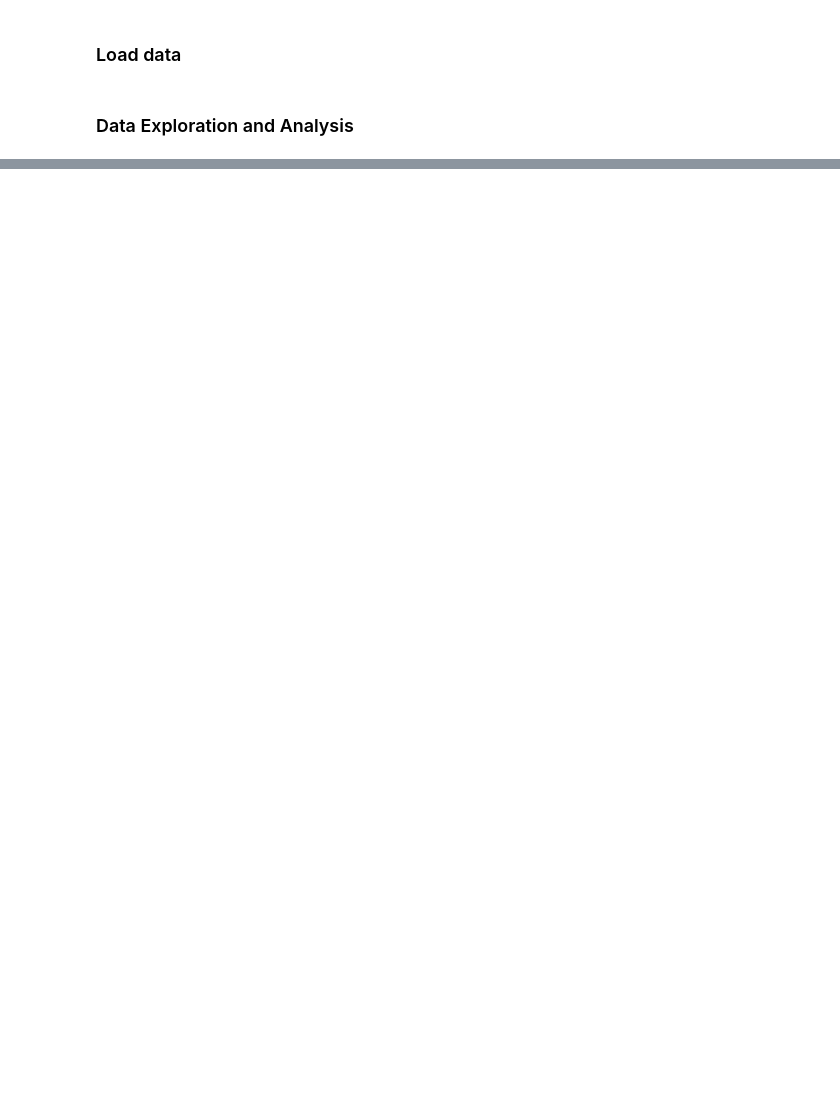
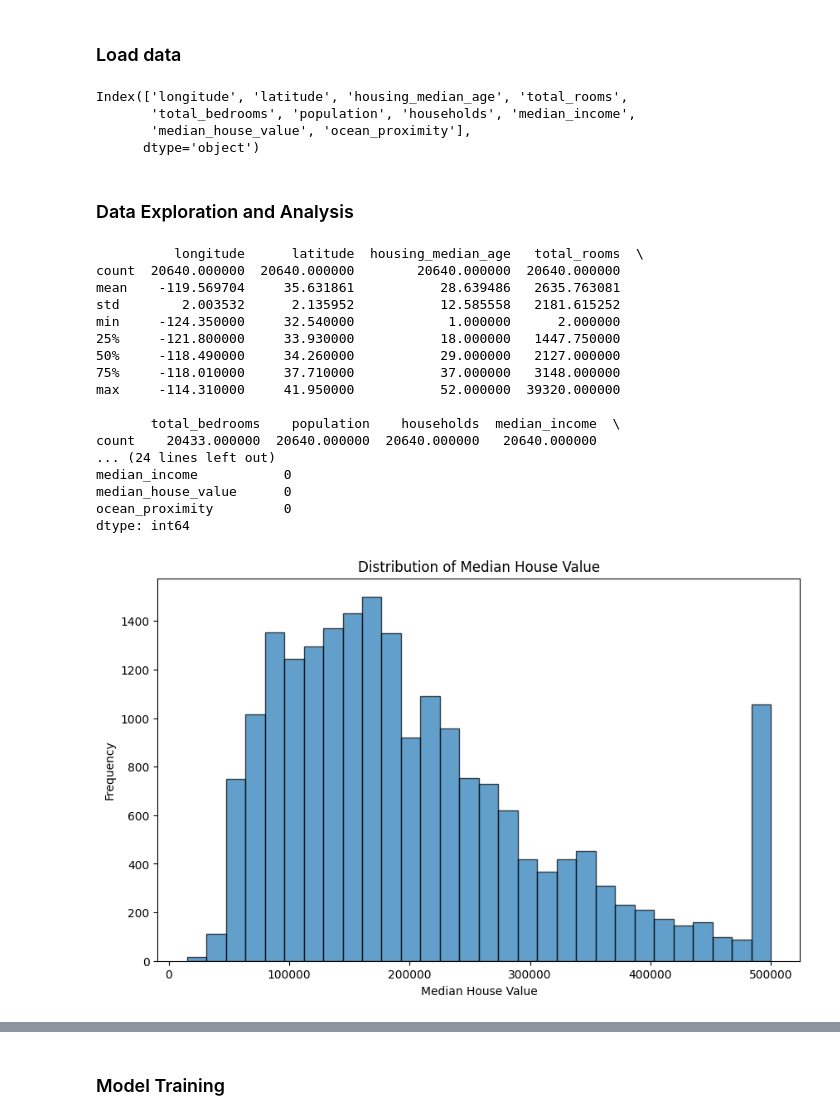
Before and after one commit to t0m0h1/California-Housing-Regression-, a Jupyter notebook: main.ipynb, the cells around one changed output, grey strips where cells are left out. Cells and saved outputs as stored; diff of their text form; code cells hidden in the pictures; blank space fills up the shorter version.

Commit message:
linear regression model training and evaluation

```diff
--- a/main.ipynb
+++ b/main.ipynb
@@ -26,2 +17,10 @@ y = df["MedHouseVal"]  # Target variable: 'MedHouseVal'
+# %%
+df= pd.read_csv('housing.csv')
+df.columns
+# %% [output]
+Index(['longitude', 'latitude', 'housing_median_age', 'total_rooms',
+       'total_bedrooms', 'population', 'households', 'median_income',
+       'median_house_value', 'ocean_proximity'],
+      dtype='object')
 # %% [markdown]
 ### Data Exploration and Analysis
@@ -29,0 +27,41 @@ df.head()
+# %%
+# Display basic statistics of the dataset
+print(df.describe())
+
+# Check for missing values
+print(df.isnull().sum())
+
+# Visualize the distribution of the target variable
+plt.figure(figsize=(10, 6))
+plt.hist(df['median_house_value'], bins=30, edgecolor='k', alpha=0.7)
+plt.title('Distribution of Median House Value')
+plt.xlabel('Median House Value')
+plt.ylabel('Frequency')
+plt.show()
+
+# Visualize relationships between features
+plt.figure(figsize=(10, 6))
+plt.scatter(df['median_income'], df['median_house_value'], alpha=0.5)
+plt.title('Median Income vs Median House Value')
+plt.xlabel('Median Income')
+plt.ylabel('Median House Value')
+plt.show()
+# %% [output]
+          longitude      latitude  housing_median_age   total_rooms  \
+count  20640.000000  20640.000000        20640.000000  20640.000000
+mean    -119.569704     35.631861           28.639486   2635.763081
+std        2.003532      2.135952           12.585558   2181.615252
+min     -124.350000     32.540000            1.000000      2.000000
+25%     -121.800000     33.930000           18.000000   1447.750000
+50%     -118.490000     34.260000           29.000000   2127.000000
+75%     -118.010000     37.710000           37.000000   3148.000000
+max     -114.310000     41.950000           52.000000  39320.000000
+
+       total_bedrooms    population    households  median_income  \
+count    20433.000000  20640.000000  20640.000000   20640.000000
+... (24 lines left out)
+median_income           0
+median_house_value      0
+ocean_proximity         0
+dtype: int64
+[figure, added]
@@ -29,0 +69,2 @@ df.head()
+# %% [markdown]
+### Model Training
```
Also changed, not shown: parts of 7 cells of this notebook, 1 other file.
